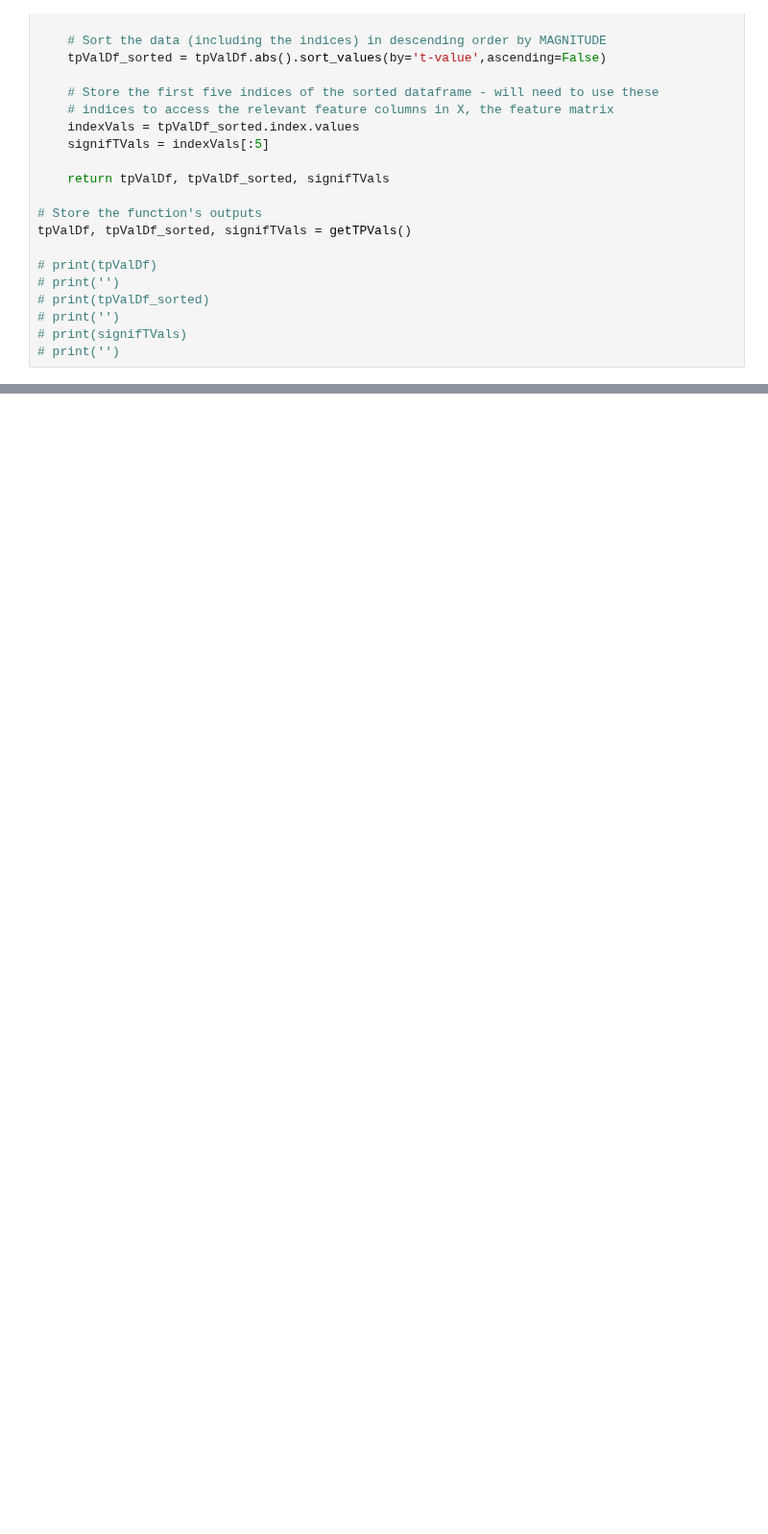
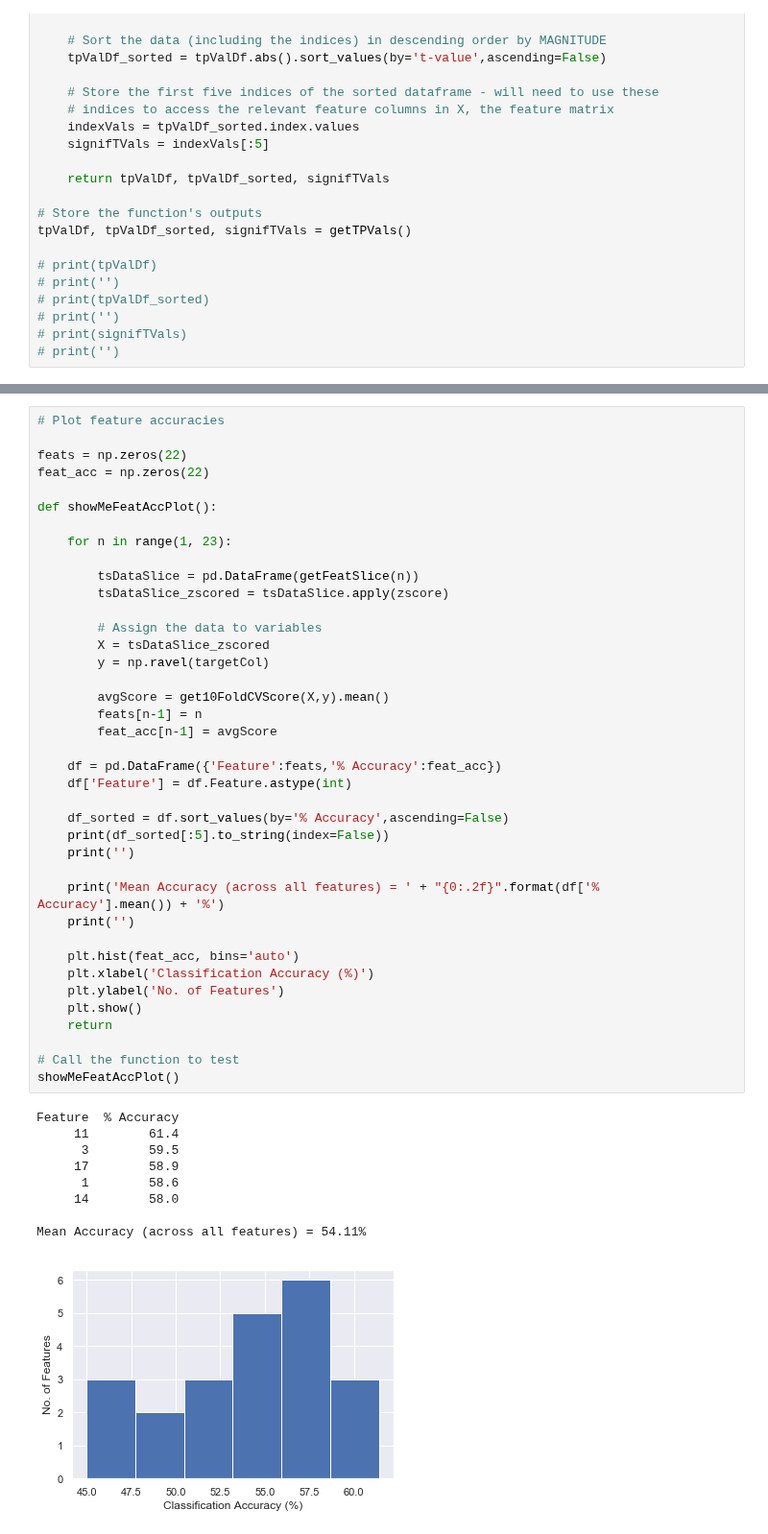
Before and after one commit to DynamicsAndNeuralSystems/fMRI_FeaturesDisorders, a Jupyter notebook: classifyFeatMat.ipynb, the cells around one changed output, grey strips where cells are left out. Shown at 96% size. Drawn from its saved outputs; the diff is of its cells as text; blank space fills up the shorter version.

```diff
--- a/classifyFeatMat.ipynb
+++ b/classifyFeatMat.ipynb
@@ -314,0 +358,49 @@ showMeViolinPlts()
+# %%
+# Plot feature accuracies
+
+feats = np.zeros(22)
+feat_acc = np.zeros(22)
+
+def showMeFeatAccPlot():
+
+    for n in range(1, 23):
+
+        tsDataSlice = pd.DataFrame(getFeatSlice(n))
+        tsDataSlice_zscored = tsDataSlice.apply(zscore)
+
+        # Assign the data to variables
+        X = tsDataSlice_zscored
+        y = np.ravel(targetCol)
+
+        avgScore = get10FoldCVScore(X,y).mean()
+        feats[n-1] = n
+        feat_acc[n-1] = avgScore
+
+    df = pd.DataFrame({'Feature':feats,'% Accuracy':feat_acc})
+    df['Feature'] = df.Feature.astype(int)
+
+    df_sorted = df.sort_values(by='% Accuracy',ascending=False)
+    print(df_sorted[:5].to_string(index=False))
+    print('')
+
+    print('Mean Accuracy (across all features) = ' + "{0:.2f}".format(df['% Accuracy'].mean()) + '%')
+    print('')
+
+    plt.hist(feat_acc, bins='auto')
+    plt.xlabel('Classification Accuracy (%)')
+    plt.ylabel('No. of Features')
+    plt.show()
+    return
+
+# Call the function to test
+showMeFeatAccPlot()
+# %% [output]
+Feature  % Accuracy
+     11        61.4
+      3        59.5
+     17        58.9
+      1        58.6
+     14        58.0
+
+Mean Accuracy (across all features) = 54.11%
+[figure, added]
```
Also changed, not shown: parts of 9 cells of this notebook, 1 other file.
